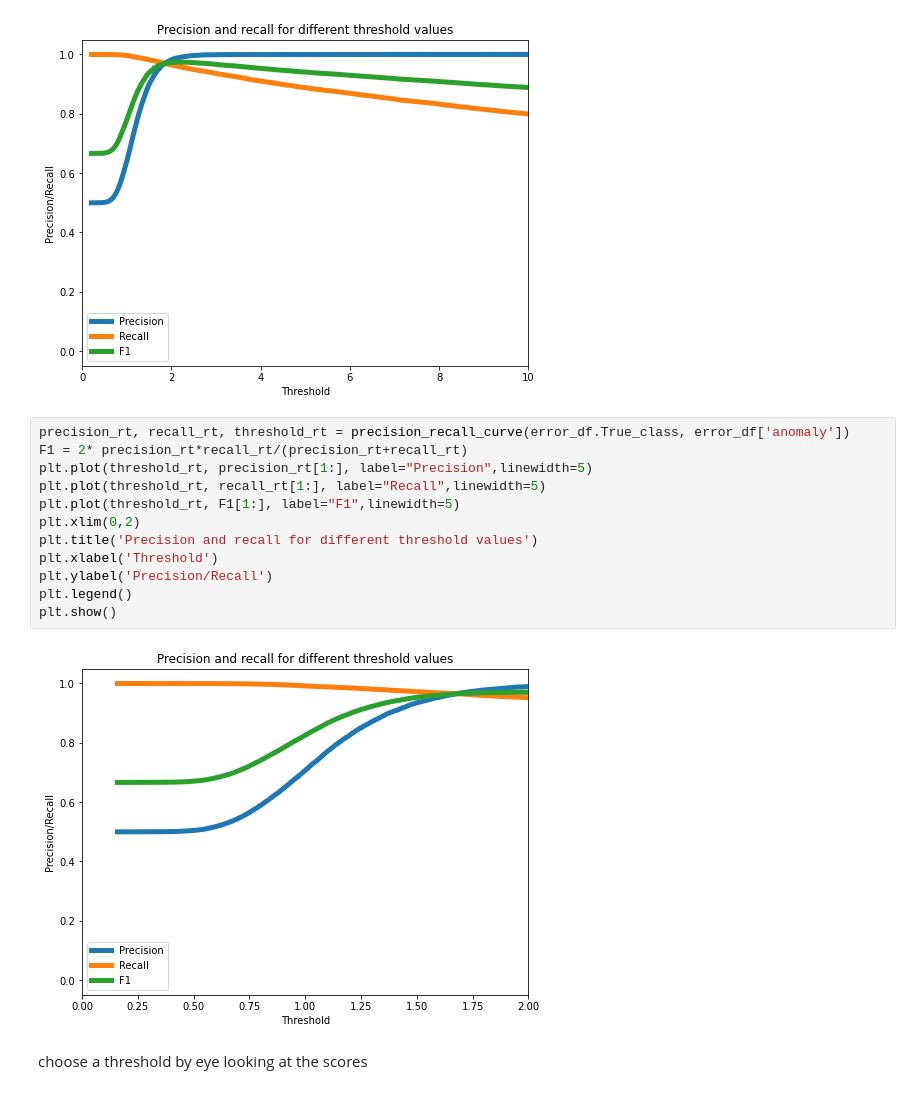
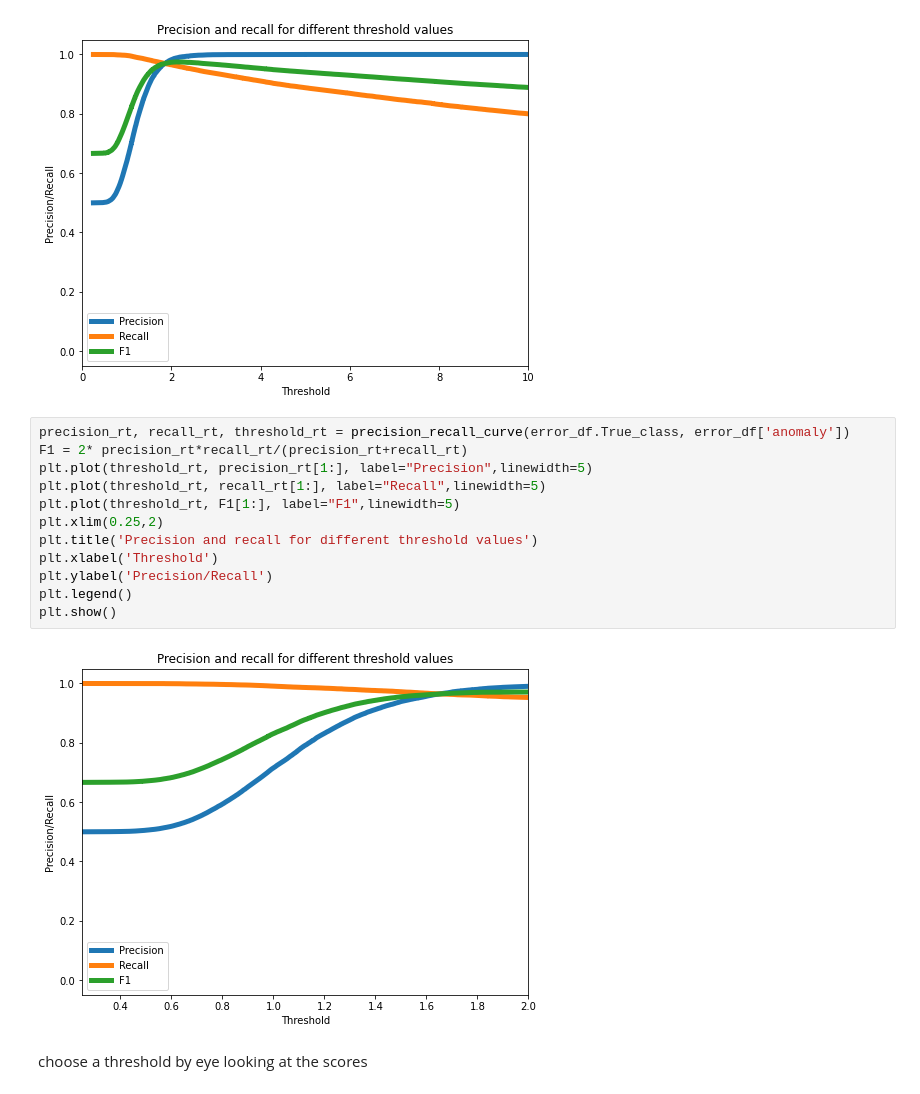
Before and after one commit to FNeubuerger/LSTM_VAE, a Jupyter notebook: CNN_Attention_VAE.ipynb, the cells around one changed output. Drawn from its saved outputs; the diff is of its cells as text.

```diff
--- a/CNN_Attention_VAE.ipynb
+++ b/CNN_Attention_VAE.ipynb
@@ -390,17 +390,17 @@ plt.show()
 # %%
 precision_rt, recall_rt, threshold_rt = precision_recall_curve(error_df.True_class, error_df['anomaly'])
 F1 = 2* precision_rt*recall_rt/(precision_rt+recall_rt)
 plt.plot(threshold_rt, precision_rt[1:], label="Precision",linewidth=5)
 plt.plot(threshold_rt, recall_rt[1:], label="Recall",linewidth=5)
 plt.plot(threshold_rt, F1[1:], label="F1",linewidth=5)
-plt.xlim(0,2)
+plt.xlim(0.25,2)
 plt.title('Precision and recall for different threshold values')
 plt.xlabel('Threshold')
 plt.ylabel('Precision/Recall')
 plt.legend()
 plt.show()
 # %% [output]
-[figure, old version]
+[figure, new version]
 # %% [markdown]
 choose a threshold by eye looking at the scores
 # %%
```
Also changed, not shown: parts of 9 cells of this notebook, 2 other files.
